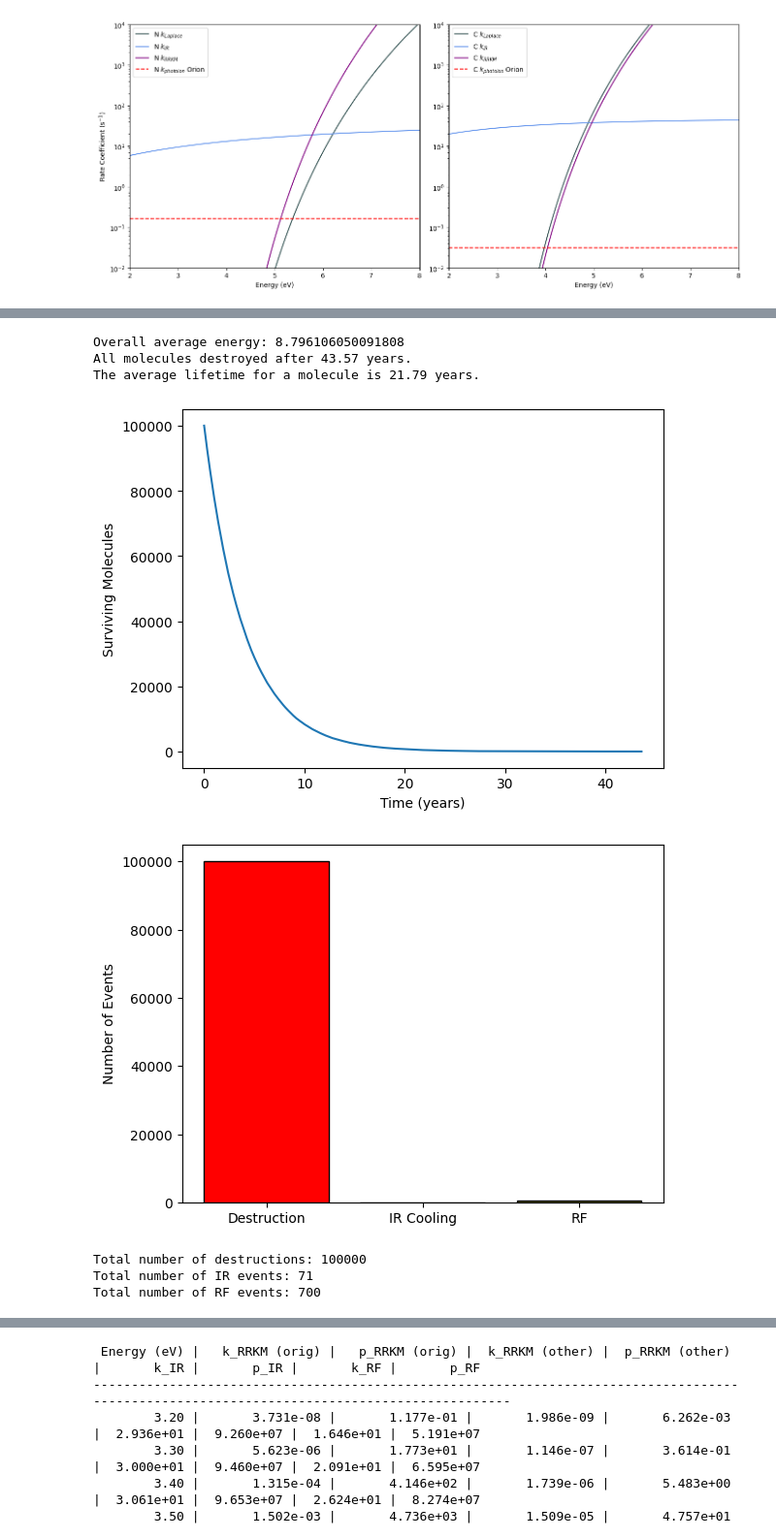
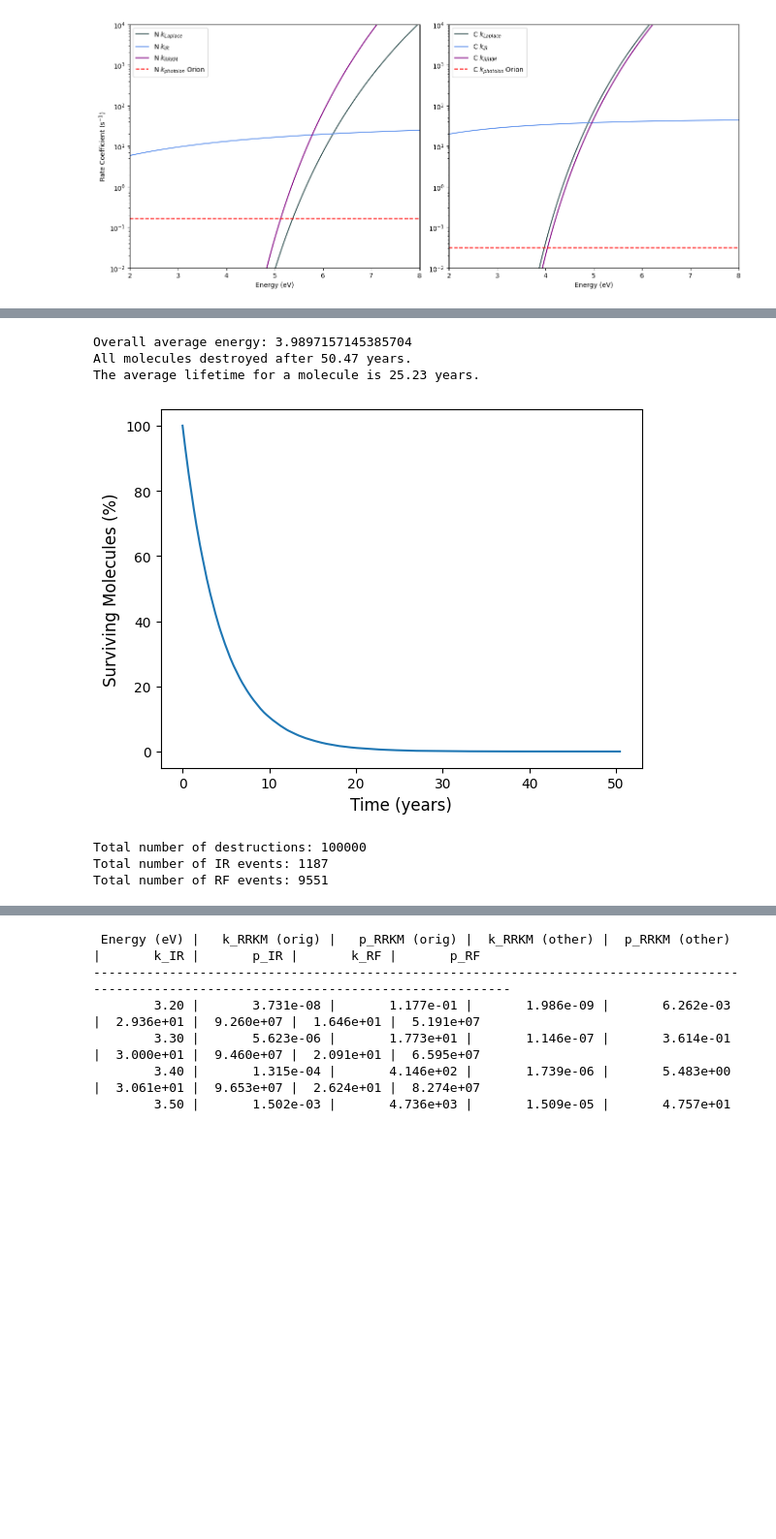
Before and after one commit to mustafa9812/Project-Cynap, a Jupyter notebook: scripts/calculations.ipynb, the cells around one changed output, grey strips where cells are left out. Shown at 97% size. Cells and saved outputs as stored; diff of their text form; code cells hidden in the pictures; blank space fills up the shorter version.

```diff
--- a/scripts/calculations.ipynb
+++ b/scripts/calculations.ipynb
@@ -996,15 +1016,15 @@ num_molecules = 100000
 E_min = 3.82  # eV, lower limit
 E_max = 13.6   # eV, upper limit
 Nc = 11
-G0 = 1 # FUV Habing field for the NGC 7023 region
+G0 = 1 # FUV Habing field of a region
 t_uv = 1.4e9 / (Nc * G0)
-dt = 3.1536e7 / 10  # e.g. 1/10th of a year per step, adjust as needed
+dt = 3.1536e7 / 10  # 1/10th of a year per step
 
 # LISTS AND ARRAYS
 interp_RRKM = interp1d(other_C_RRKM_filtered_energies_list_eV, other_C_k_RRKM_list, bounds_error=False, fill_value=0)
 interp_IR = interp1d(C_IR_energies_list_eV, C_k_IR_total, bounds_error=False, fill_value=0)
 interp_RF = interp1d(RF_filtered_energies_list_eV, k_RF_list, bounds_error=False, fill_value=0)
-molecule_energies = np.random.uniform(E_min, E_max, num_molecules)
+molecule_energies = np.full(num_molecules, E_min)
 molecule_alive = np.ones(num_molecules, dtype=bool)
 molecule_excited = np.zeros(num_molecules, dtype=bool)
 survival_history = []
@@ -1075,50 +1095,49 @@ while np.any(molecule_alive):
     molecule_energies[idx[fuv_mask]] = np.minimum(E[fuv_mask] + E_FUV_GAIN, E_max)
     molecule_excited[idx[fuv_mask]] = True
 
     # APPEND HISTORIES
     survival_history.append(np.sum(molecule_alive))
     time_history.append(current_time)
     avg_energy = np.mean(molecule_energies[molecule_alive]) if np.any(molecule_alive) else 0
     total_average.append(avg_energy)
 
     current_time += dt
     t += 1
 
 # FINAL AVERAGE ENERGY
 overall_avg_energy = np.mean(total_average)
 print("Overall average energy:", overall_avg_energy)
 
 # TIME TO ZERO MOLECULES
 years_to_zero = time_history[-1] / 3.15576e7
 print(f"All molecules destroyed after {years_to_zero:.2f} years.")
 print(f"The average lifetime for a molecule is {np.mean(time_history) / 3.15576e7:.2f} years.")
 os.makedirs(r"C:\Users\Mustafa\Documents\GitHub\Project-Cynap\plots", exist_ok=True)
 
 # PLOTS
-plt.plot(np.array(time_history) / 3.15576e7, survival_history)
-plt.xlabel('Time (years)')
-plt.ylabel('Surviving Molecules')
-plt.savefig(fr"C:\Users\Mustafa\Documents\GitHub\Project-Cynap\plots\{G0}_montecarlo_cnp+.png")
+plt.plot(np.array(time_history) / 3.15576e7, 100 * np.array(survival_history) / num_molecules)
+plt.xlabel('Time (years)', fontsize = 12)
+plt.ylabel('Surviving Molecules (%)', fontsize = 12)
+plt.savefig(fr"C:\Users\Mustafa\Documents\GitHub\Project-Cynap\plots\{G0}_montecarlo_cpy+.png")
 plt.show()
 
-event_labels = ['Destruction', 'IR Cooling', 'RF']
-event_counts = [destruction_count, ir_count, rf_count]
-plt.bar(event_labels, event_counts, color=['red', 'blue', 'olive'], edgecolor='black')
-plt.ylabel('Number of Events')
-plt.show()
+# event_labels = ['Destruction', 'IR Cooling', 'RF']
+# event_counts = [destruction_count, ir_count, rf_count]
+# plt.bar(event_labels, event_counts, color=['red', 'blue', 'olive'], edgecolor='black')
+# plt.ylabel('Number of Events')
+# plt.show()
 
 print("Total number of destructions:", destruction_count)
 print("Total number of IR events:", ir_count)
 print("Total number of RF events:", rf_count)
 # %% [output]
-Overall average energy: 8.796106050091808
-All molecules destroyed after 43.57 years.
-The average lifetime for a molecule is 21.79 years.
+Overall average energy: 3.9897157145385704
+All molecules destroyed after 50.47 years.
+The average lifetime for a molecule is 25.23 years.
-[figure, old version]
+[figure, new version]
-[figure, removed]
 Total number of destructions: 100000
-Total number of IR events: 71
-Total number of RF events: 700
+Total number of IR events: 1187
+Total number of RF events: 9551
 # %%
 # MULTIPLE MONTE CARLO SIMULATION FOR 1-CYANONAPHTHALENE+ (VECTORIZED)
 
```
Also changed, not shown: parts of 8 cells of this notebook, 15 other files.
